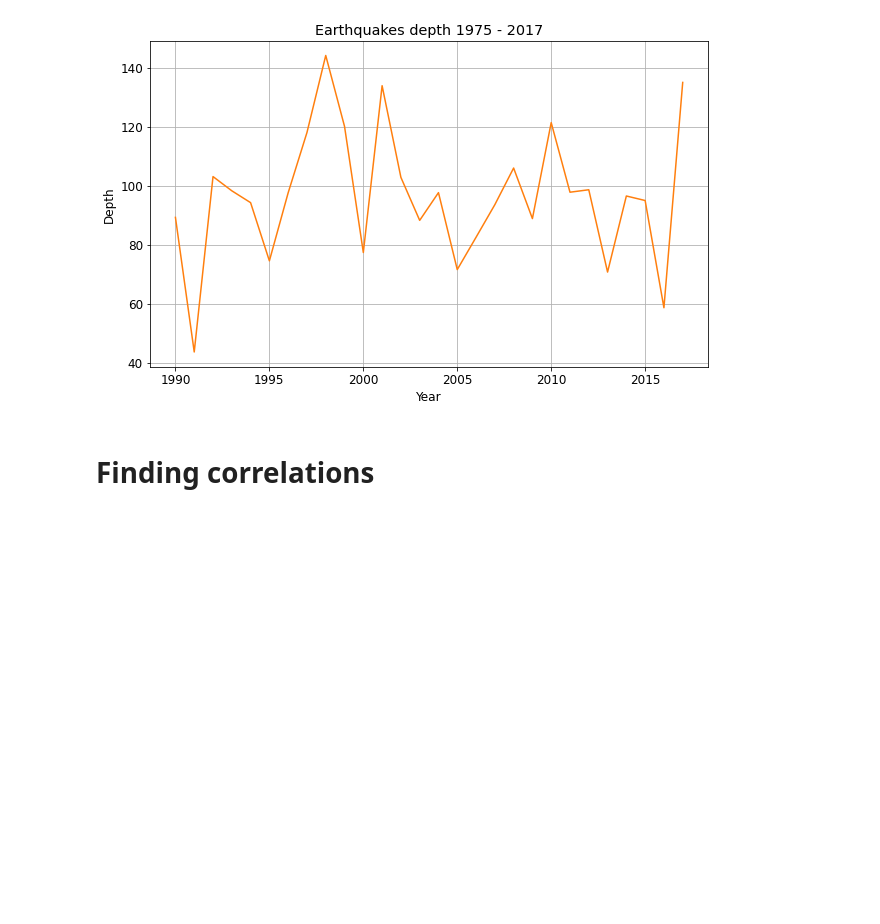
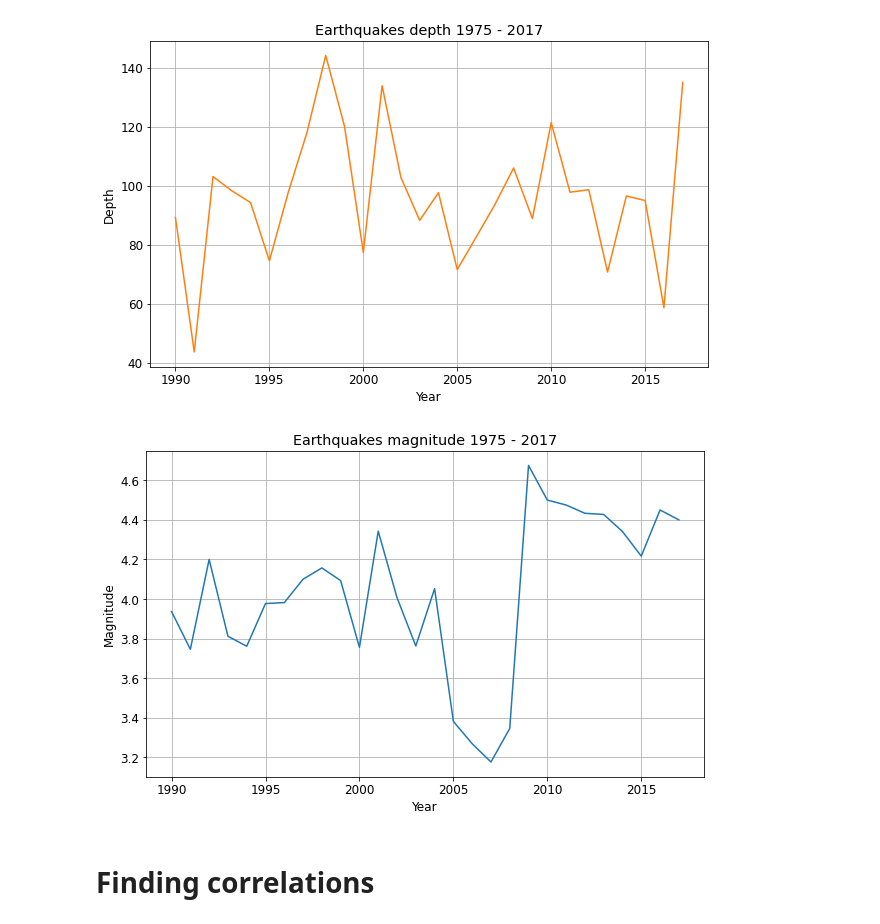
Before and after one commit to Irikos/infoVisualization, a Jupyter notebook: Romania Earthquakes - Exploratory data analysis.ipynb, the cells around one changed output. Drawn from its saved outputs; the diff is of its cells as text; code cells hidden in the pictures; blank space fills up the shorter version.

Commit message:
Add earthquakes magnitude time series

```diff
--- a/Romania Earthquakes - Exploratory data analysis.ipynb
+++ b/Romania Earthquakes - Exploratory data analysis.ipynb
@@ -125,6 +125,20 @@ ax.set_title('Earthquakes depth 1975 - 2017')
 ax.grid(True)
 # %% [output]
 [figure]
+# %%
+plt.rc('font', size=12)
+fig, ax = plt.subplots(figsize=(10, 6))
+
+# Specify how our lines should look
+ax.plot(mean_df.year, mean_df.mag, color='tab:blue', label='magnitude')
+
+# Same as above
+ax.set_xlabel('Year')
+ax.set_ylabel('Magnitude')
+ax.set_title('Earthquakes magnitude 1975 - 2017')
+ax.grid(True)
+# %% [output]
+[figure, added]
 # %% [markdown]
 # Finding correlations
 # %%
```
